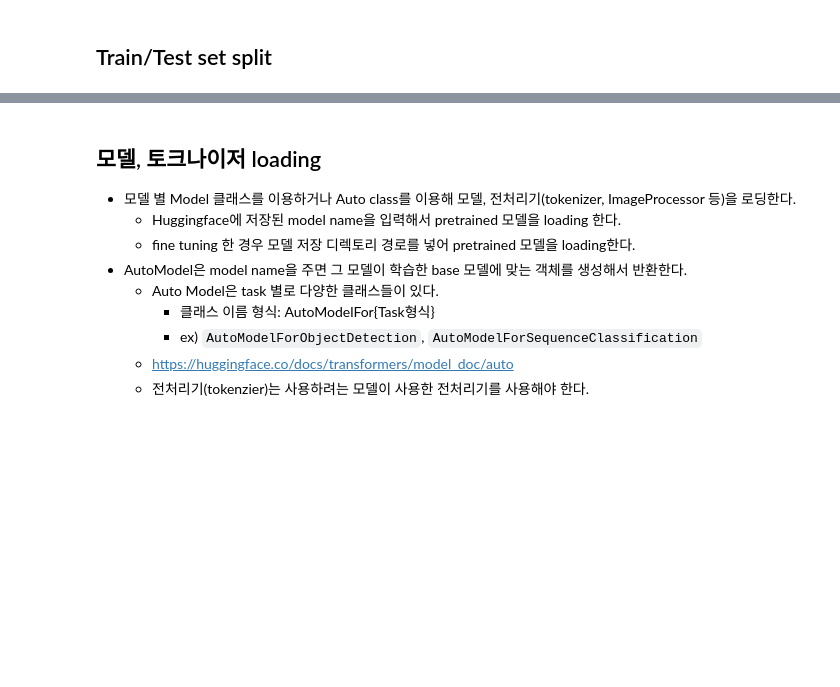
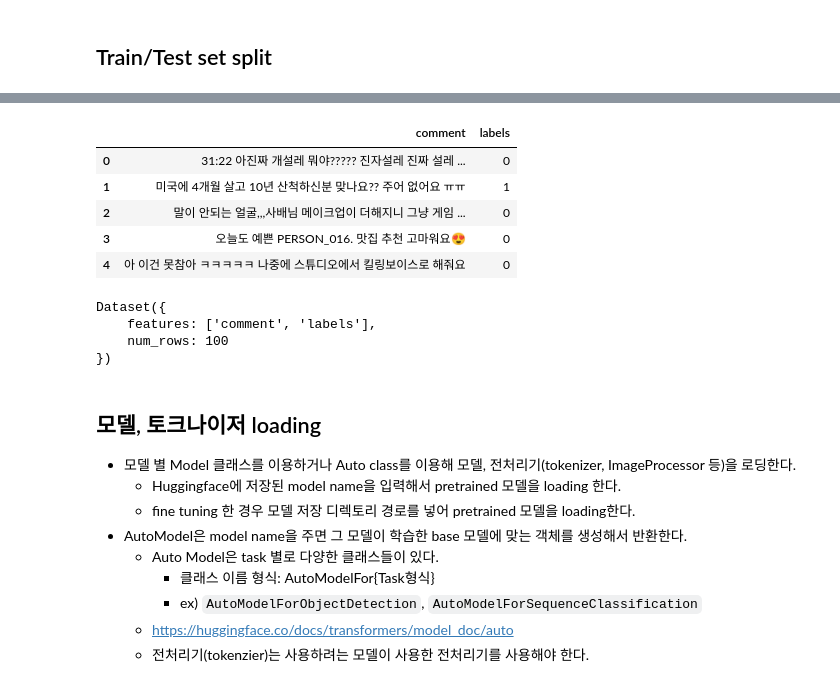
Before and after one commit to ykgstar37-lab/SKN21, a Jupyter notebook: 09_Huggingface_transformers/04_HuggingFace_파인튜닝.ipynb, the cells around one changed output, grey strips where cells are left out. Cells and saved outputs as stored; diff of their text form; code cells hidden in the pictures; blank space fills up the shorter version.

```diff
--- a/09_Huggingface_transformers/04_HuggingFace_파인튜닝.ipynb
+++ b/09_Huggingface_transformers/04_HuggingFace_파인튜닝.ipynb
@@ -193,0 +264,7 @@ dataset.filter(
+# %%
+## feature(컬럼) 이름 변경. dict로 입력 - {현재이름 : 변경할이름}
+dataset = dataset.rename_columns({
+    "text":"comment",
+    "검수_감정":"labels"
+})
+dataset
@@ -193,0 +337,15 @@ dataset.filter(
+# %%
+# 불명확, '' 인 labels는 제거 -> 행을 제거.
+# filter()를 이용해서 labels가 "불명확", "" 이 아닌 행들만 남긴다.
+## filter(함수) -> dataset의 개별행을 받아서 bool을 반환. 그 행을 True이면 남기고 False이면 사용하지 않는다.
+
+def check_labels(row):
+    # filter에 전달할 함수.
+    # 파라미터: Dataset의 한행(batched=True-여러행).
+    #          dict -{컬럼명:값, 컬러명:값}, batched=True: {컬럼명:[배치개수]}
+    # return: bool - 그 행을 사용할지 여부
+    flag = row['labels'] != '불명확' and row['labels'] != ''
+    return flag
+
+dataset = dataset.filter(check_labels)
+# dataset = dataset.filter(lambda row : row['labels'] != '불명확' and row['labels'] != '')
@@ -195,0 +371,3 @@ dataset.filter(
+# %%
+# labels의 타입을 ClassLabel로 변환
+dataset = dataset.class_encode_column("labels")
@@ -195,0 +386,11 @@ dataset.filter(
+# %%
+## 섞고 나서 분할
+# 섞기
+dataset = dataset.shuffle()   # seed=42) seed: random seed값 지정 -> 항상 일정한 순서로 조회.
+
+# 분할
+dataset_dict = dataset.train_test_split(
+    test_size=0.15, # test set의 비율
+    stratify_by_column="labels"
+    # 지정한 컬럼의 값들에 비율에 맞게 분할. 지정한 feature는 ClassLabel(범주형) 타입이어야함.
+)
@@ -195,0 +483,14 @@ dataset.filter(
+# %%
+################
+# Dataset을 다른 형식으로 변환
+train_set = dataset_dict['train']
+# Dataset을 pandas DataFrame
+df_train = train_set.to_pandas()
+df_train.head()
+# %% [output]
+|  | comment | labels |
+| 0 | 31:22 아진짜 개설레 뭐야????? 진자설레 진짜 설레 ... | 0 |
+| 1 | 미국에 4개월 살고 10년 산척하신분 맞나요?? 주어 없어요 ㅠㅠ | 1 |
+| 2 | 말이 안되는 얼굴,,,사배님 메이크업이 더해지니 그냥 게임 ... | 0 |
+| 3 | 오늘도 예쁜 PERSON_016. 맛집 추천 고마워요😍 | 0 |
+| 4 | 아 이건 못참아 ㅋㅋㅋㅋㅋ 나중에 스튜디오에서 킬링보이스로 해줘요 | 0 |
@@ -196,3 +499,13 @@ dataset.filter(
+# %%
+# 다른 형식을 Dataset - Dataset.from_xxxxx()
+from datasets import Dataset
+d = Dataset.from_pandas(df_train.head(100))
+d
+# %% [output]
+Dataset({
+    features: ['comment', 'labels'],
+    num_rows: 100
+})
 # %% [markdown]
 ## 모델, 토크나이저 loading
 
```
Also changed, not shown: parts of 57 cells of this notebook, 4 other files.
